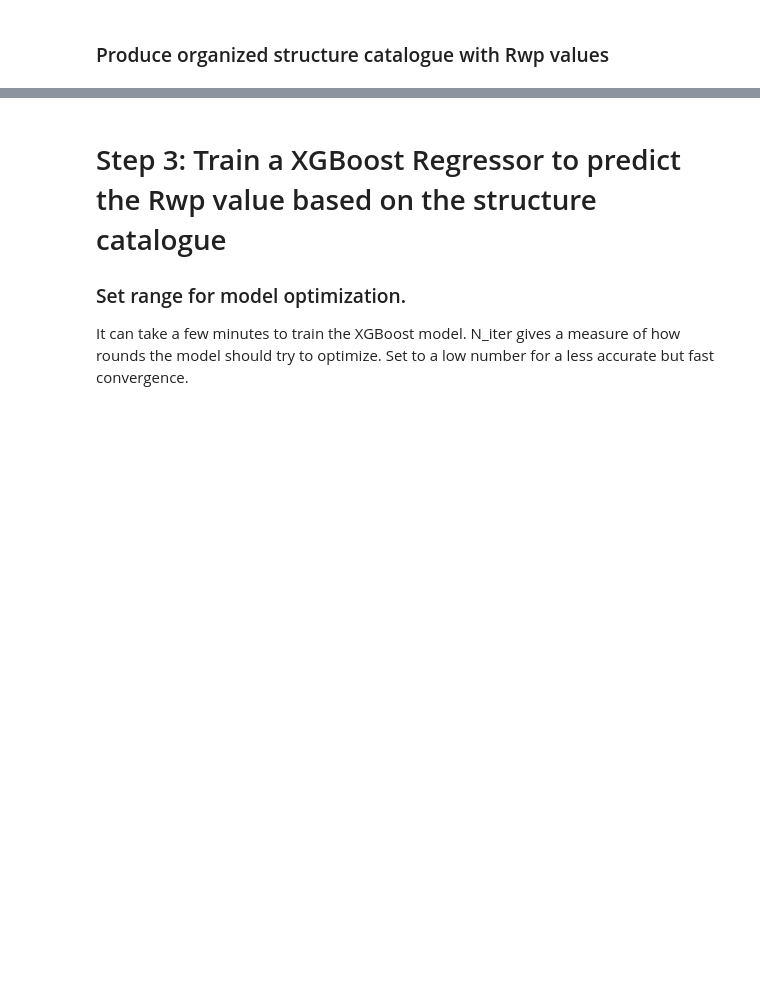
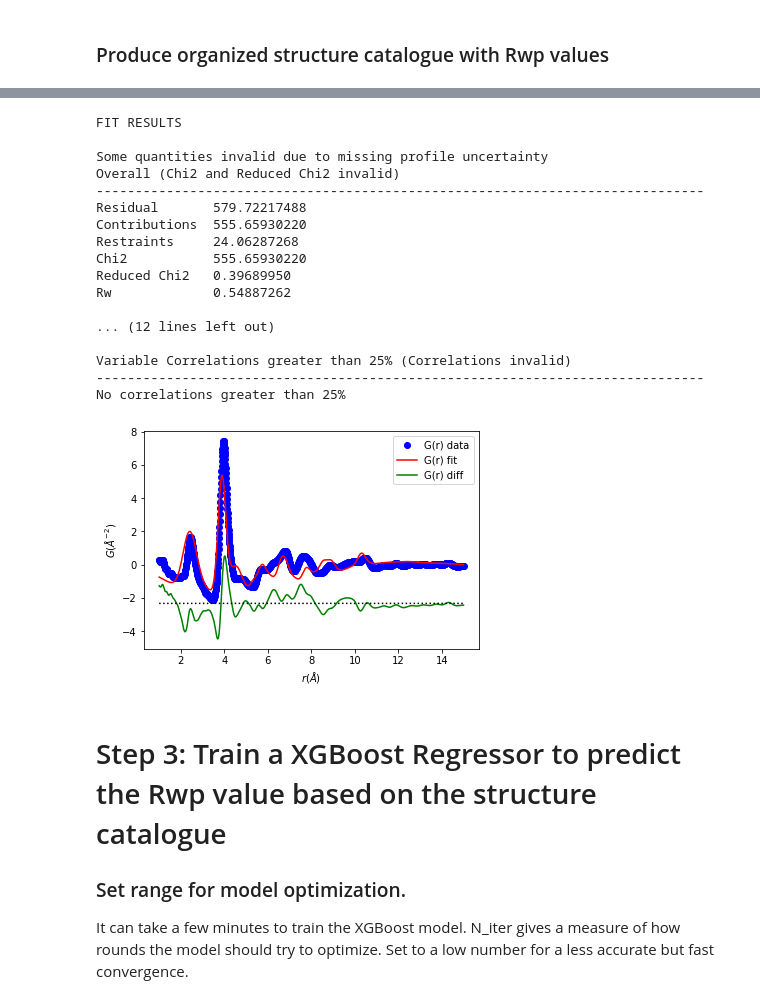
Before and after one commit to grebenyyk/ML-MotEx, a Jupyter notebook: ML_MotEx_Colab.ipynb, the cells around one changed output, grey strips where cells are left out. Drawn from its saved outputs; the diff is of its cells as text; code cells hidden in the pictures; blank space fills up the shorter version.

```diff
--- a/ML_MotEx_Colab.ipynb
+++ b/ML_MotEx_Colab.ipynb
@@ -600,8 +589,7 @@ def Make_VestaFile(elements, xyz, AtomContributionValues, m, saveResults, thresh
 # Step 1: Produce a catalogue of structure motifs
 ### First define the starting model, how large the structure catalogue has to be, number of iterable atoms and threshold between iterable atoms and non-iterable atoms.
 # %%
-print ("Upload a XYZ file of your starting model")
-starting_model = 'th24.xyz' # Name of the starting model file
+starting_model = 'th40.xyz' # Name of the starting model file
 Number_of_structures = 10000 # Number of structures made to the structure catalogue
 allowed_atoms = ["Th"] # The atoms that should be permuted, can be multiple atoms
 threshold = 3.0 # Threshold for W - O bond
@@ -610,6 +600,6 @@ print(starting_model)
 ### Produce a catalogue of structure motifs
 # %%
 NumW = format_XYZ(starting_model, allowed_atoms) # Format the starting model and calculate then number of atoms that should be permuted in the starting model
-structure_catalogue = structure_catalogue_maker(Number_of_structures, Number_of_atoms=NumW, lower_atom_number=0, higher_atom_number=NumW)
-print ("We show the first 10 structures in the catalogue:")
-structure_catalogue[:100]
+structure_catalogue = structure_catalogue_maker(Number_of_structures, Number_of_atoms=NumW, lower_atom_number=2, higher_atom_number=9)
+#print ("We show the first 10 structures in the catalogue:")
+#structure_catalogue[:100]
@@ -632,7 +662,26 @@ Result[np.argmin(Result[:,1])]
 # %%
-Result = fitting(structure_catalogue, atom_ph, Qmin, Qmax, Qdamp, rmin, rmax, plot=1, index=7600)
+Result = fitting(structure_catalogue, atom_ph, Qmin, Qmax, Qdamp, rmin, rmax, plot=1, index=2344)
 #print ("The best fitting structure is:")
 #Result[np.argmin(Result[:,1])]
+# %% [output]
+FIT RESULTS
+
+Some quantities invalid due to missing profile uncertainty
+Overall (Chi2 and Reduced Chi2 invalid)
+------------------------------------------------------------------------------
+Residual       579.72217488
+Contributions  555.65930220
+Restraints     24.06287268
+Chi2           555.65930220
+Reduced Chi2   0.39689950
+Rw             0.54887262
+
+... (12 lines left out)
+
+Variable Correlations greater than 25% (Correlations invalid)
+------------------------------------------------------------------------------
+No correlations greater than 25%
+[figure, added]
 # %% [markdown]
 # Step 3: Train a XGBoost Regressor to predict the Rwp value based on the structure catalogue
 ### Set range for model optimization.
```
Also changed, not shown: parts of 17 cells of this notebook.
